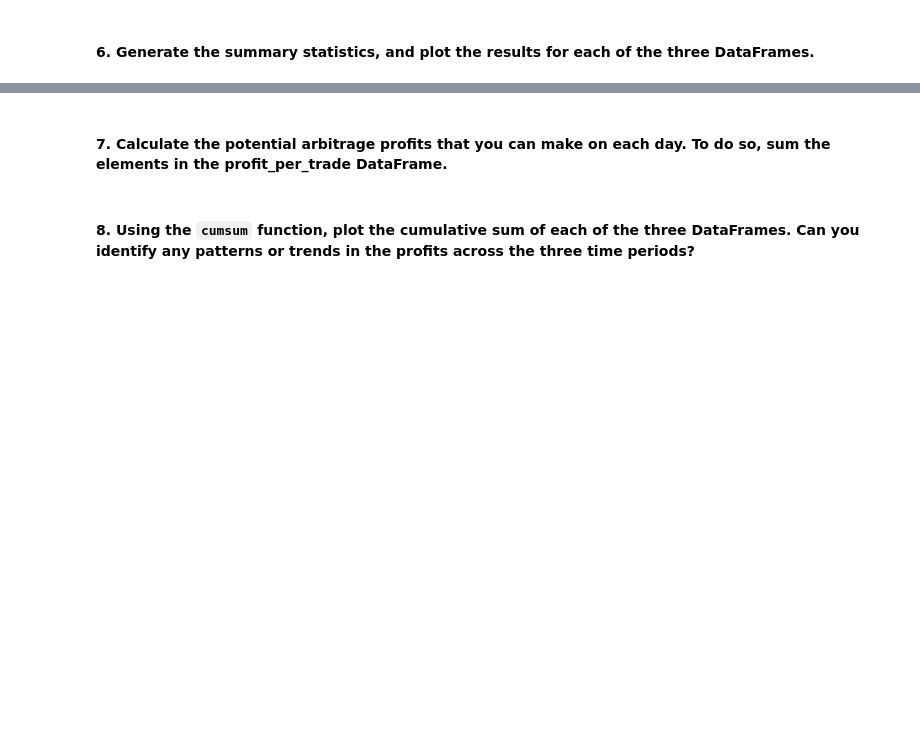
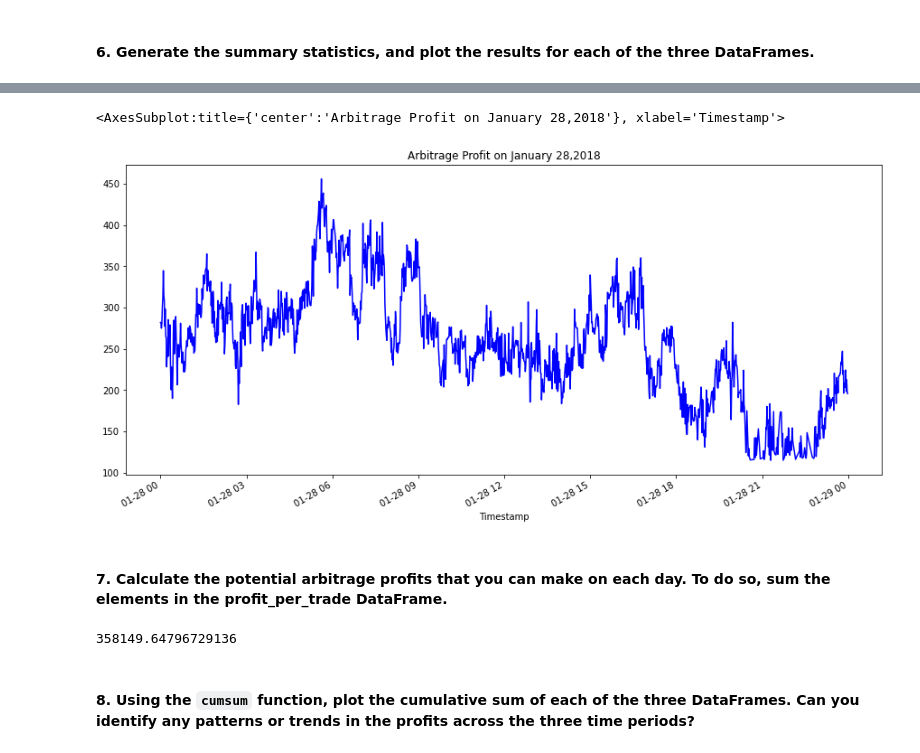
Before and after one commit to daybydata/crypto_arbitrage_script, a Jupyter notebook: crypto_arbitrage.ipynb, the cells around one changed output, grey strips where cells are left out. Cells and saved outputs as stored; diff of their text form; code cells hidden in the pictures; blank space fills up the shorter version.

```diff
--- a/crypto_arbitrage.ipynb
+++ b/crypto_arbitrage.ipynb
@@ -452,7 +460,9 @@ Calculate the potential profits for each date that you selected in the previous
 # %%
 # For the date early in the dataset, measure the arbitrage spread between the two exchanges
 # by subtracting the lower-priced exchange from the higher-priced one
-arbitrage_spread_early = # YOUR CODE HERE
+# For the early date, subtracting Coinbase from Bitstamp as Coinbase was the lower priced exchange for the entire day.
+arbitrage_spread_early = arbitrage_spread_early = bitstamp_sliced.loc['2018-01-28'] - coinbase_sliced.loc['2018-01-28']
 
 # Use a conditional statement to generate the summary statistics for each arbitrage_spread DataFrame
-# YOUR CODE HERE
+positive_filter_early = arbitrage_spread_early > 0
+arbitrage_spread_early.loc[positive_filter_early].describe()
@@ -461,7 +515,7 @@ arbitrage_spread_early = # YOUR CODE HERE
 # %%
 # For the date early in the dataset, calculate the spread returns by dividing the instances when the arbitrage spread is positive (> 0)
 # by the price of Bitcoin from the exchange you are buying on (the lower-priced exchange).
-spread_return_early= # YOUR CODE HERE
+spread_return_early = arbitrage_spread_early.loc[positive_filter_early] / coinbase_sliced.loc['2018-01-28']
 
 # Review the spread return DataFrame
-# YOUR CODE HERE
+spread_return_early.describe()
@@ -470,7 +568,7 @@ spread_return_early= # YOUR CODE HERE
 # %%
 # For the date early in the dataset, determine the number of times your trades with positive returns
 # exceed the 1% minimum threshold (.01) that you need to cover your costs
-profitable_trades_early = # YOUR CODE HERE
+profitable_trades_early = spread_return_early[spread_return_early > .01]
 
 # Review the first five profitable trades
-# YOUR CODE HERE
+profitable_trades_early.head(5)
@@ -485,10 +619,10 @@ profitable_trades_early = # YOUR CODE HERE
 # %%
 # For the date early in the dataset, calculate the potential profit per trade in dollars
 # Multiply the profitable trades by the cost of the Bitcoin that was purchased
-profit_early = # YOUR CODE HERE
+profit_early = profitable_trades_early * bitstamp_sliced.loc['2018-01-28']
 
 # Drop any missing values from the profit DataFrame
-profit_per_trade_early = # YOUR CODE HERE
+profit_per_trade_early = profit_early.dropna()
 
 # View the early profit DataFrame
-# YOUR CODE HERE
+profit_per_trade_early
@@ -500,11 +658,17 @@ profit_per_trade_early = # YOUR CODE HERE
 # %%
 # Plot the results for the early profit per trade DataFrame
-# YOUR CODE HERE
+profit_per_trade_early.plot(figsize=(15, 7), title="Arbitrage Profit on January 28,2018", color="blue")
+# %% [output]
+<AxesSubplot:title={'center':'Arbitrage Profit on January 28,2018'}, xlabel='Timestamp'>
+[figure, added]
 # %% [markdown]
 #### 7. Calculate the potential arbitrage profits that you can make on each day. To do so, sum the elements in the profit_per_trade DataFrame.
 # %%
 # Calculate the sum of the potential profits for the early profit per trade DataFrame
-# YOUR CODE HERE
+profit_sum_early = profit_per_trade_early.sum()
+profit_sum_early
+# %% [output]
+358149.64796729136
 # %% [markdown]
 #### 8. Using the `cumsum` function, plot the cumulative sum of each of the three DataFrames. Can you identify any patterns or trends in the profits across the three time periods?
 # %%
```
Also changed, not shown: parts of 27 cells of this notebook.
